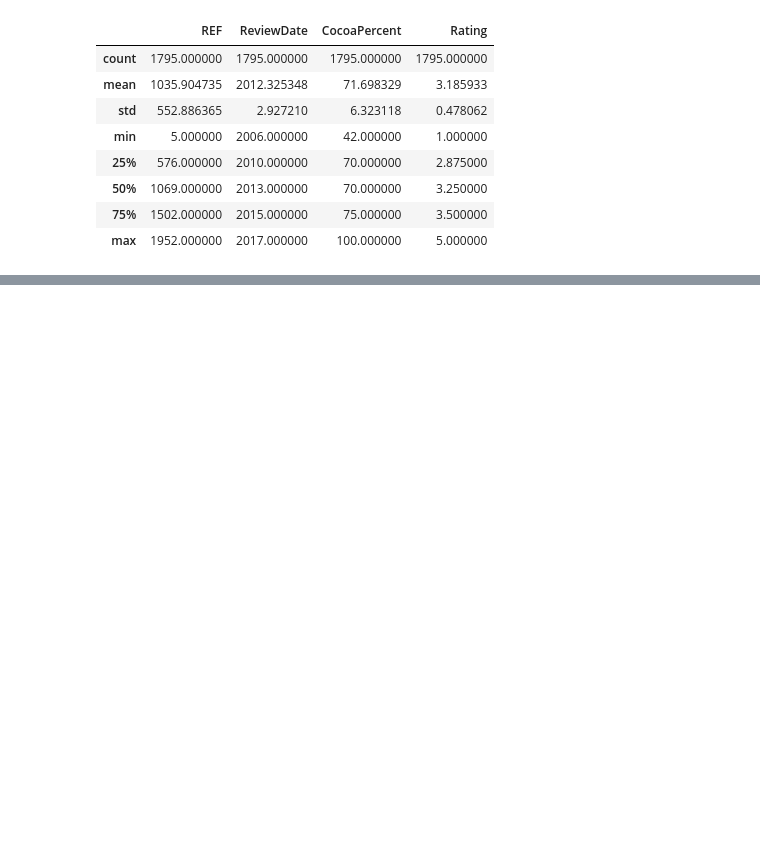
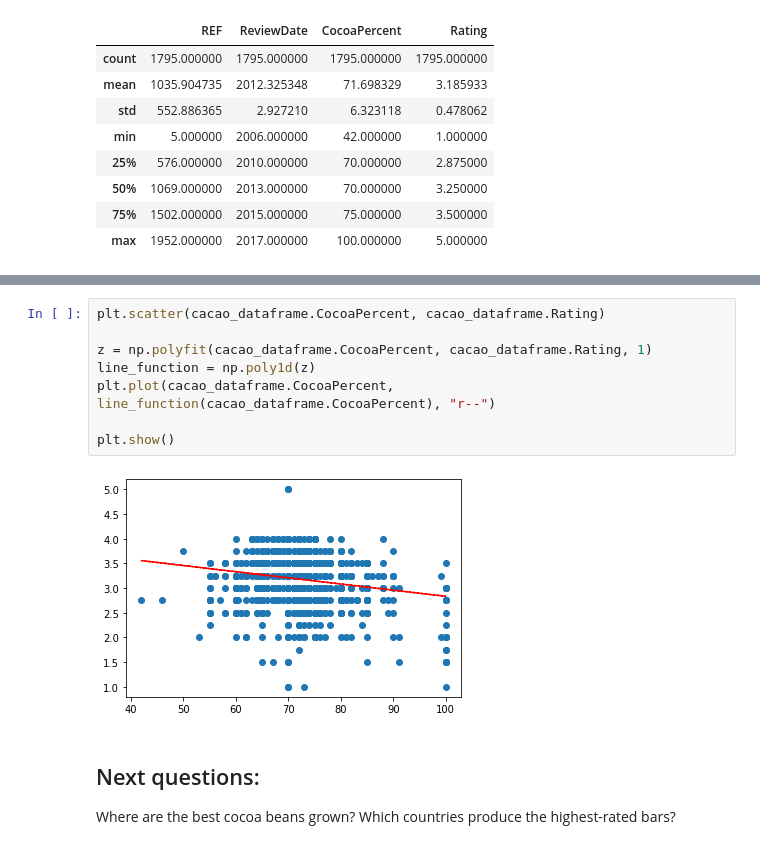
Before and after one commit to tlstkr/ChocolateAnalytics, a Jupyter notebook: BeautifulSoup_Chocolate.ipynb, the cells around one changed output, grey strips where cells are left out. Cells and saved outputs as stored; diff of their text form; blank space fills up the shorter version.

```diff
--- a/BeautifulSoup_Chocolate.ipynb
+++ b/BeautifulSoup_Chocolate.ipynb
@@ -284,0 +307,13 @@ soup.find('tbody')
+# %%
+plt.scatter(cacao_dataframe.CocoaPercent, cacao_dataframe.Rating)
+
+z = np.polyfit(cacao_dataframe.CocoaPercent, cacao_dataframe.Rating, 1)
+line_function = np.poly1d(z)
+plt.plot(cacao_dataframe.CocoaPercent, line_function(cacao_dataframe.CocoaPercent), "r--")
+
+plt.show()
+# %% [output]
+[figure, added]
+# %% [markdown]
+## Next questions:
+Where are the best cocoa beans grown? Which countries produce the highest-rated bars?
```
Also changed, not shown: parts of 29 cells of this notebook.
